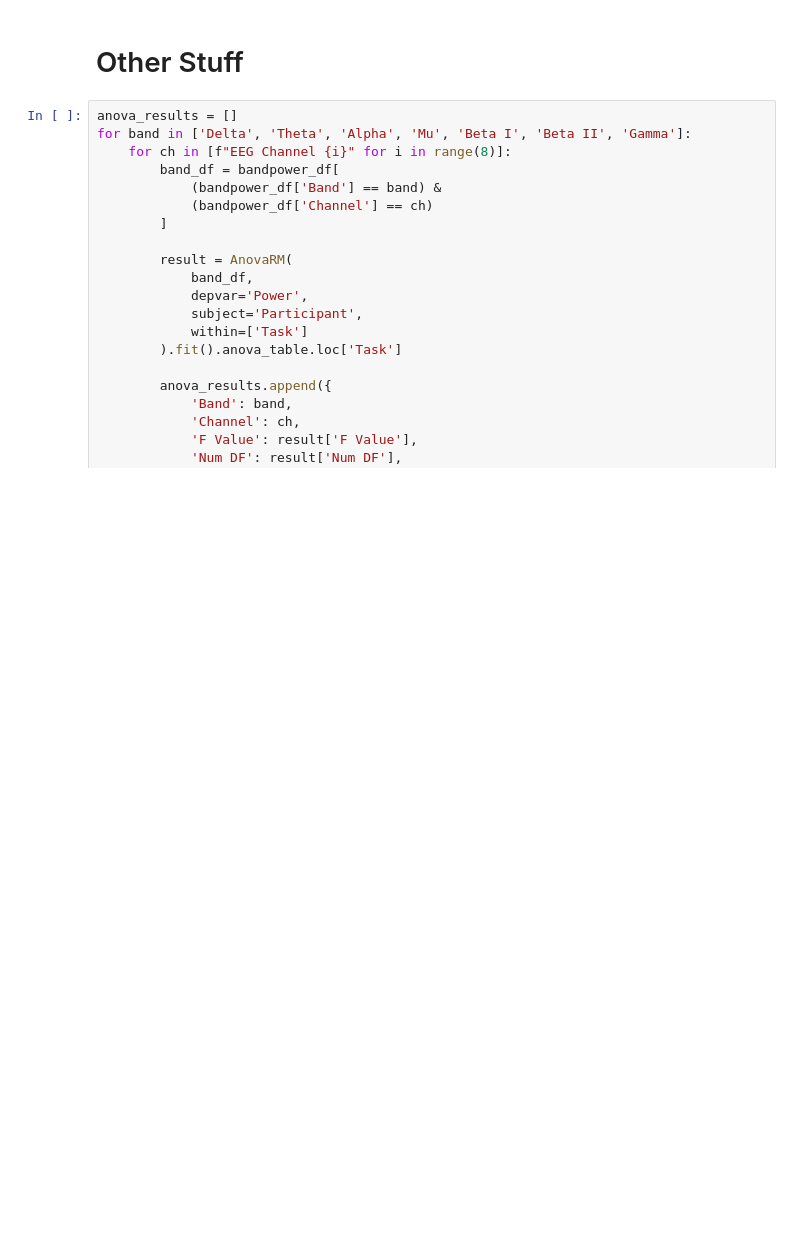
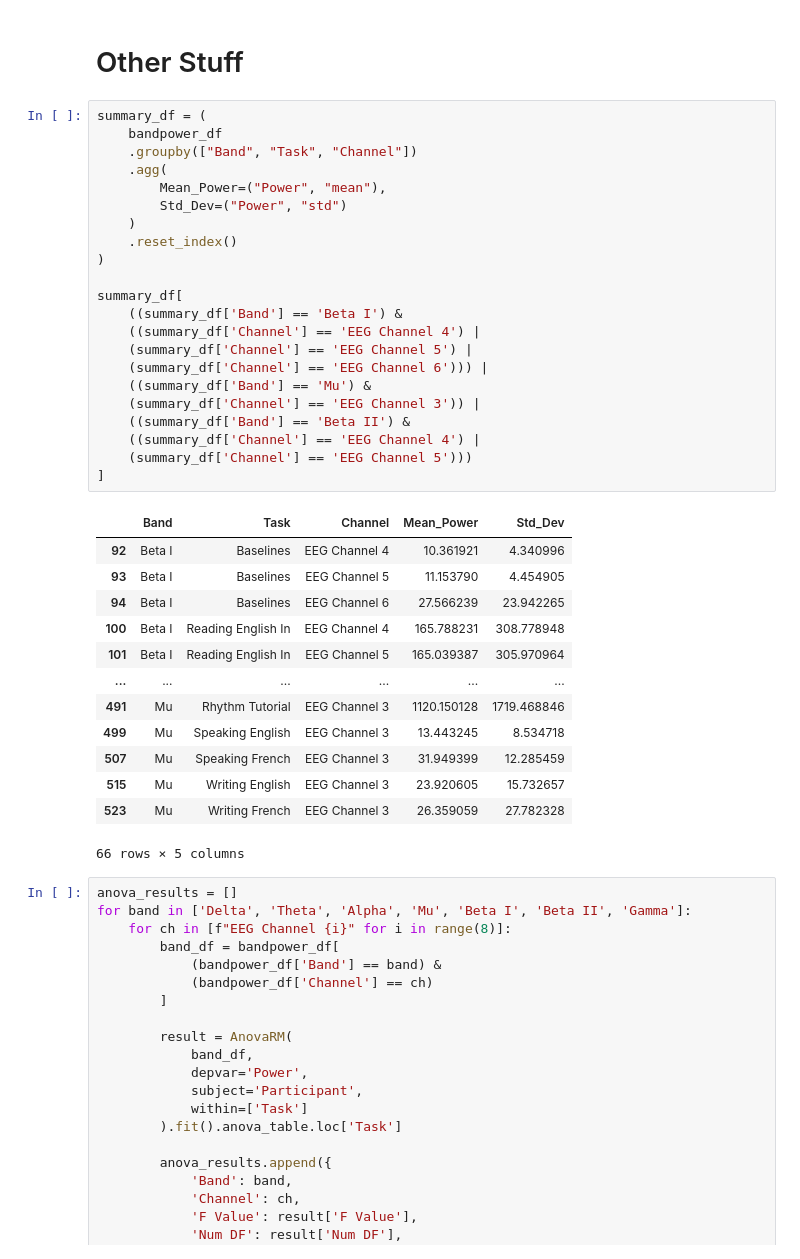
Before and after one commit to MidnightHermes/bci-thesis, a Jupyter notebook: analysis.ipynb, the cells around one changed output. Saved outputs shown, nothing was run; the diff lists cells and outputs as text; blank space fills up the shorter version.

```diff
--- a/analysis.ipynb
+++ b/analysis.ipynb
@@ -387,5 +462,41 @@ plt.show()
 # %% [markdown]
 # Other Stuff
+# %%
+summary_df = (
+    bandpower_df
+    .groupby(["Band", "Task", "Channel"])
+    .agg(
+        Mean_Power=("Power", "mean"),
+        Std_Dev=("Power", "std")
+    )
+    .reset_index()
+)
+
+summary_df[
+    ((summary_df['Band'] == 'Beta I') &
+    ((summary_df['Channel'] == 'EEG Channel 4') |
+    (summary_df['Channel'] == 'EEG Channel 5') |
+    (summary_df['Channel'] == 'EEG Channel 6'))) |
+    ((summary_df['Band'] == 'Mu') &
+    (summary_df['Channel'] == 'EEG Channel 3')) |
+    ((summary_df['Band'] == 'Beta II') &
+    ((summary_df['Channel'] == 'EEG Channel 4') |
+    (summary_df['Channel'] == 'EEG Channel 5')))
+]
+# %% [output]
+|  | Band | Task | Channel | Mean_Power | Std_Dev |
+| 92 | Beta I | Baselines | EEG Channel 4 | 10.361921 | 4.340996 |
+| 93 | Beta I | Baselines | EEG Channel 5 | 11.153790 | 4.454905 |
+| 94 | Beta I | Baselines | EEG Channel 6 | 27.566239 | 23.942265 |
+| 100 | Beta I | Reading English In | EEG Channel 4 | 165.788231 | 308.778948 |
+| 101 | Beta I | Reading English In | EEG Channel 5 | 165.039387 | 305.970964 |
+| ... | ... | ... | ... | ... | ... |
+| 491 | Mu | Rhythm Tutorial | EEG Channel 3 | 1120.150128 | 1719.468846 |
+| 499 | Mu | Speaking English | EEG Channel 3 | 13.443245 | 8.534718 |
+| 507 | Mu | Speaking French | EEG Channel 3 | 31.949399 | 12.285459 |
+| 515 | Mu | Writing English | EEG Channel 3 | 23.920605 | 15.732657 |
+| 523 | Mu | Writing French | EEG Channel 3 | 26.359059 | 27.782328 |
+66 rows × 5 columns
 # %%
 anova_results = []
 for band in ['Delta', 'Theta', 'Alpha', 'Mu', 'Beta I', 'Beta II', 'Gamma']:
```
Also changed, not shown: parts of 5 cells of this notebook, 4 other files.
